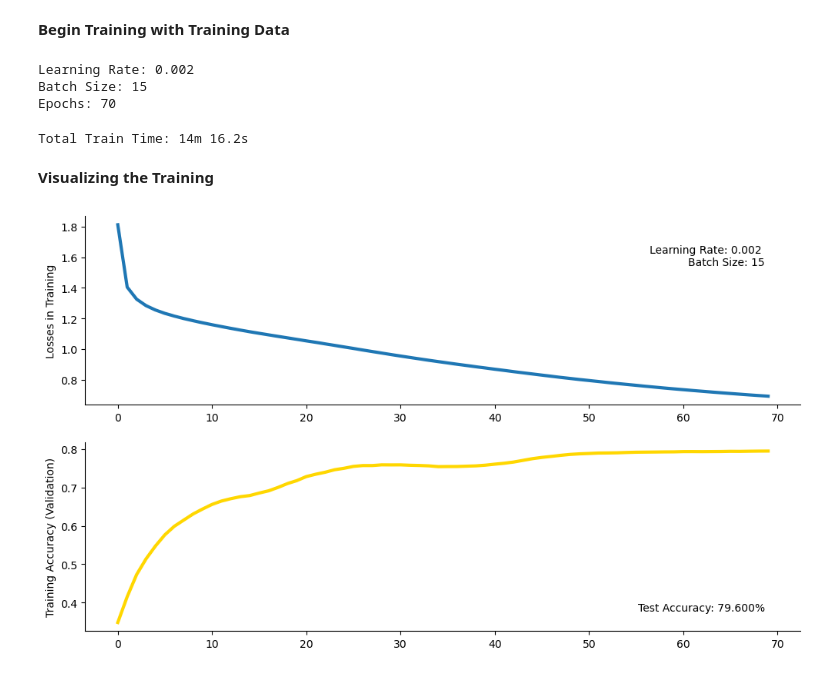
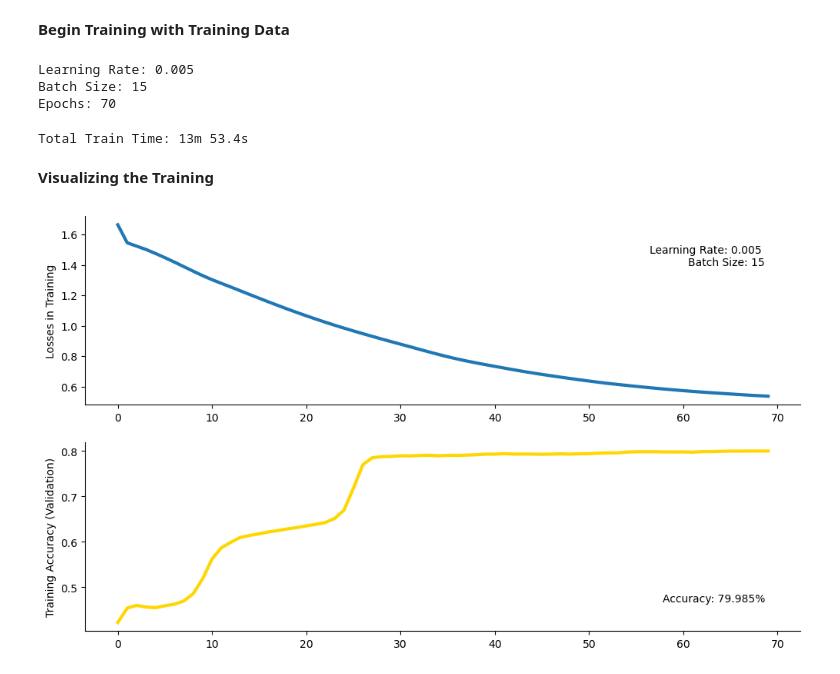
Before and after one commit to emmabacarra/Phys-417, a Jupyter notebook: Final Project - HEP Tagging/transformer.ipynb, the cells around one changed output. Saved outputs shown, nothing was run; the diff lists cells and outputs as text; code cells hidden in the pictures.

Commit message:
accuracy increased to 79.985%

```diff
--- a/Final Project - HEP Tagging/transformer.ipynb
+++ b/Final Project - HEP Tagging/transformer.ipynb
@@ -170,8 +170,8 @@ classifier = ParticleClassifier(
     embedding_size = 5,  # number of properties per constituent
     num_heads = fd.highest_divisor(5),
     num_classes = 5,  # number of final state particles
-    dim_feedforward = 32, # limit at 512
-    dropout = 0.1
+    dim_feedforward = 128, # limit at 512
+    dropout = 0.15 # probability of an element to be zeroed
 ).to(DEVICE)
 # %% [markdown]
 #### Train Model
@@ -186,9 +186,9 @@ eps is a small constant added to improve numerical stability by preventing divis
 # %%
 epochs = 70
 batch_size = 15
-learning_rate = 0.002
+learning_rate = 0.005
 betas = (0.9, 0.98)
-eps = 1e-9
+eps = 1e-8
 # %% [markdown]
 <b>Begin Training with Training Data</b>
 # %%
@@ -211,7 +211,7 @@ optimizer = torch.optim.Adam(classifier.parameters(), lr=learning_rate, betas=be
 trlosses = []
 valosses = []
 
-print(f'Learning Rate: {learning_rate} \nBatch Size: {batch_size} \nEpochs: {epochs}')
+print(f'Learning Rate: {learning_rate} \nBatch Size: {batch_size} \nEpochs: {epochs} \n')
 with warnings.catch_warnings(): # booo warnings
     warnings.simplefilter("ignore")
 
@@ -244,34 +244,34 @@ with warnings.catch_warnings(): # booo warnings
     time = end_time - start_time
     print(f"Total Train Time: {'{:.0f}m {:.1f}s'.format(*divmod(time, 60))}")
 # %% [output]
-Learning Rate: 0.002
+Learning Rate: 0.005
 Batch Size: 15
 Epochs: 70
-Total Train Time: 14m 16.2s
+Total Train Time: 13m 53.4s
 # %% [markdown]
 <b>Visualizing the Training</b>
 # %%
 test_outputs = classifier(tefeat)
 _ignore_, predicted = torch.max(test_outputs, 1)
 correct = (predicted == tetarget).float()
 accuracy = correct.mean().item()
 # print(f'Test Accuracy: {accuracy*100:.3f}%')
 
 # Plot the loss
 plt.figure(figsize = (12, 7))
 
 plt.subplot(2, 1, 1)
 plt.plot(trlosses, linewidth = 3)
 # plt.plot(runner.losses, linewidth = 3)
 plt.ylabel("Losses in Training")
 plt.annotate(f'Learning Rate: {learning_rate} \nBatch Size: {batch_size}', xy=(0.95, 0.85), xycoords='axes fraction', va='top', ha='right')
 sns.despine()
 
 plt.subplot(2, 1, 2)
 plt.plot(valosses, linewidth = 3, color = 'gold')
 # plt.plot(runner.accuracies, linewidth = 3, color = 'gold')
 plt.ylabel("Training Accuracy (Validation)")
-plt.annotate(f'Test Accuracy: {accuracy*100:.3f}%', xy=(0.95, 0.15), xycoords='axes fraction', va='top', ha='right')
+plt.annotate(f'Accuracy: {accuracy*100:.3f}%', xy=(0.95, 0.20), xycoords='axes fraction', va='top', ha='right')
 sns.despine()
 # %% [output]
-[figure, old version]
+[figure, new version]
```
